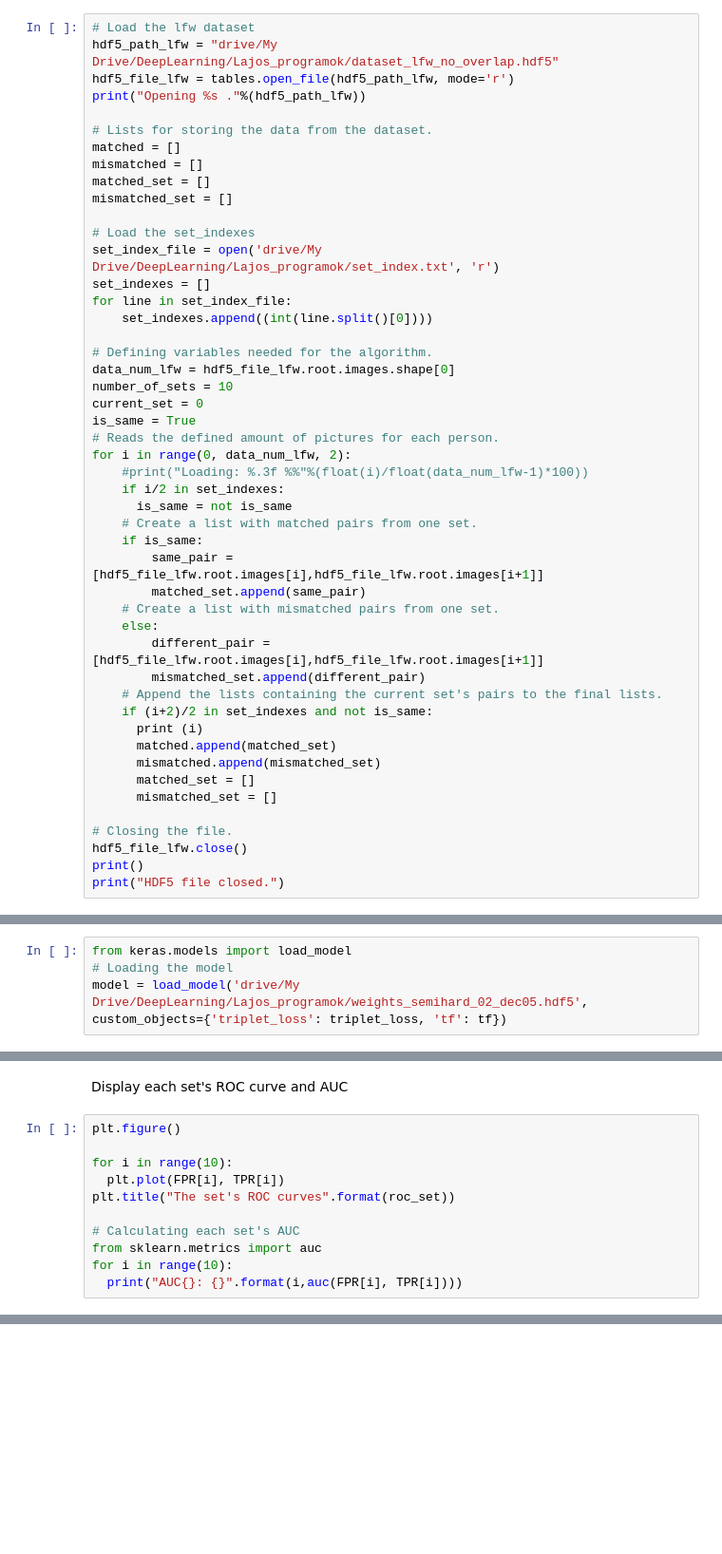
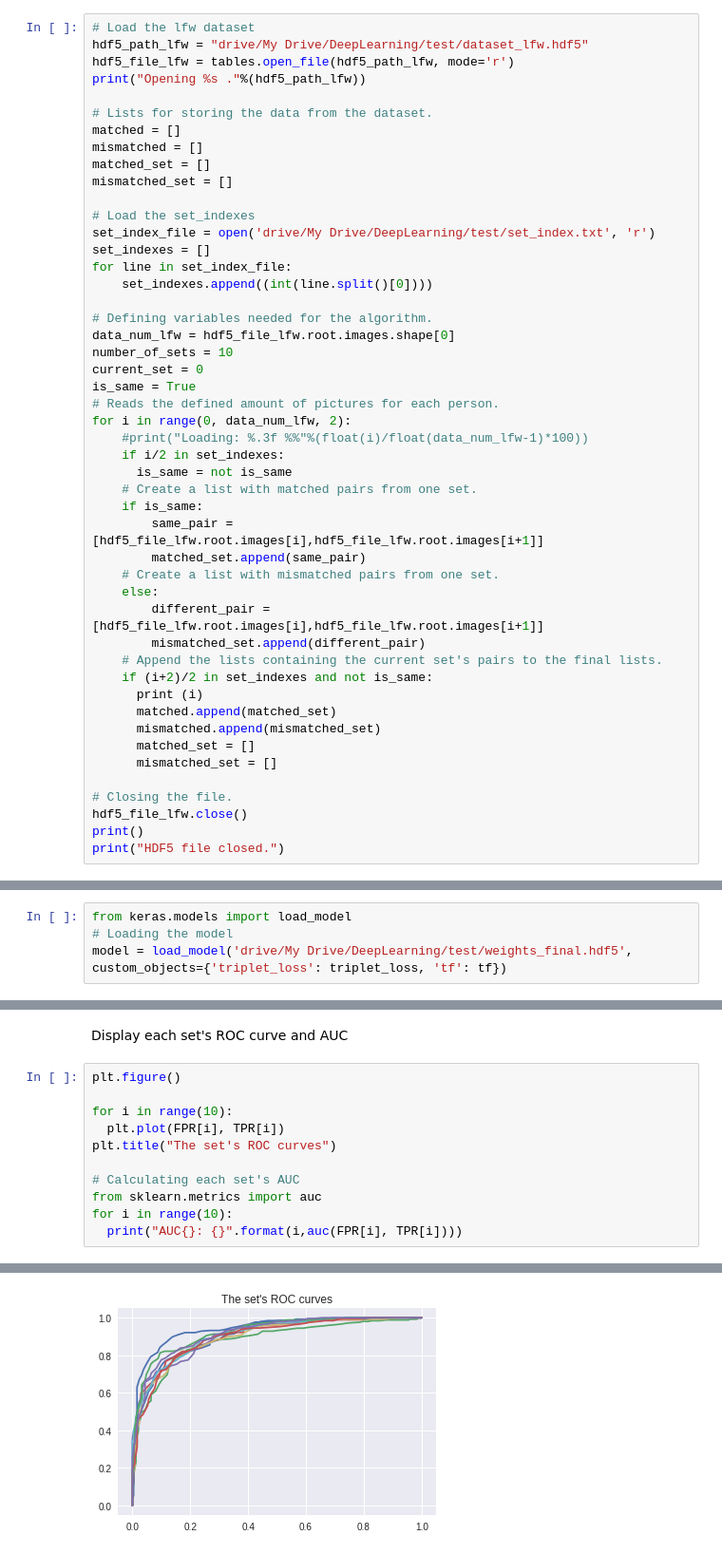
Before and after one commit to SzilardKosa/FaceRecognitionProject, a Jupyter notebook: train_and_test/lfw_test.ipynb, the cells around one changed output, grey strips where cells are left out. Shown at 95% size. Drawn from its saved outputs; the diff is of its cells as text; blank space fills up the shorter version.

```diff
--- a/train_and_test/lfw_test.ipynb
+++ b/train_and_test/lfw_test.ipynb
@@ -54,7 +44,7 @@ In this cell we load the dataset_lfw.hdf5 and set_index.txt files.
 Then we process the dataset into two lists, one containing the matched sets, the other the mismatched sets.
 # %%
 # Load the lfw dataset
-hdf5_path_lfw = "drive/My Drive/DeepLearning/Lajos_programok/dataset_lfw_no_overlap.hdf5"
+hdf5_path_lfw = "drive/My Drive/DeepLearning/test/dataset_lfw.hdf5"
 hdf5_file_lfw = tables.open_file(hdf5_path_lfw, mode='r')
 print("Opening %s ."%(hdf5_path_lfw))
 
@@ -65,7 +55,7 @@ matched_set = []
 mismatched_set = []
 
 # Load the set_indexes
-set_index_file = open('drive/My Drive/DeepLearning/Lajos_programok/set_index.txt', 'r')
+set_index_file = open('drive/My Drive/DeepLearning/test/set_index.txt', 'r')
 set_indexes = []
 for line in set_index_file:
 	set_indexes.append((int(line.split()[0])))
@@ -152,7 +142,7 @@ def triplet_loss(y_true, y_pred, alpha = 0.4):
 # %%
 from keras.models import load_model
 # Loading the model
-model = load_model('drive/My Drive/DeepLearning/Lajos_programok/weights_semihard_02_dec05.hdf5', custom_objects={'triplet_loss': triplet_loss, 'tf': tf})
+model = load_model('drive/My Drive/DeepLearning/test/weights_final.hdf5', custom_objects={'triplet_loss': triplet_loss, 'tf': tf})
 # %% [markdown]
 ## Making the predictions
 
@@ -368,9 +358,10 @@ plt.figure()
 
 for i in range(10):
   plt.plot(FPR[i], TPR[i])
-plt.title("The set's ROC curves".format(roc_set))
+plt.title("The set's ROC curves")
 
 # Calculating each set's AUC
 from sklearn.metrics import auc
 for i in range(10):
   print("AUC{}: {}".format(i,auc(FPR[i], TPR[i])))
+# %% [output]
@@ -376,0 +378 @@ for i in range(10):
+[figure, added]
```
Also changed, not shown: parts of 4 cells of this notebook, 5 other files.
